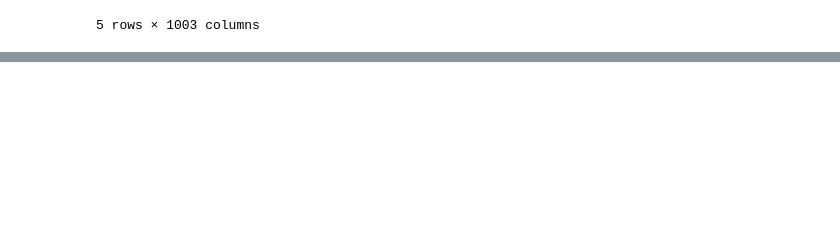
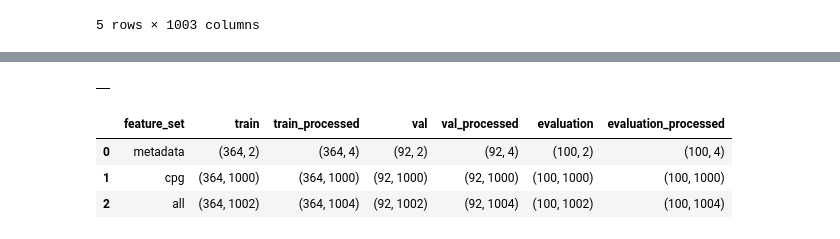
Before and after one commit to Mushroompilamis/MLCB26_Assignment1, a Jupyter notebook: notebooks/data_exploration.ipynb, the cells around one changed output, grey strips where cells are left out. Cells and saved outputs as stored; diff of their text form; code cells hidden in the pictures; blank space fills up the shorter version.

```diff
--- a/notebooks/data_exploration.ipynb
+++ b/notebooks/data_exploration.ipynb
@@ -149,0 +275,42 @@ check_missing_values(eval_data)
+# %%
+def feature_matrices(train_data,val_data,eval_data):
+    metadata_features,cpg_features,target=feature_gathering(train_data)
+    all_features=metadata_features + cpg_features
+
+    feature_groups={"metadata":metadata_features,"cpg":cpg_features,"all":all_features}
+    store={}
+    summaryofrows=[]
+
+    for char, features in feature_groups.items():
+        if len(features) == 0:
+            print(f"No features found{char}.")
+            continue
+        X_train, y_train = split_feature(train_data, features, age=target)
+        X_val, y_val = split_feature(val_data, features, age=target)
+        X_eval, y_eval = split_feature(eval_data,all_features, age=target)
+        # Preprocessor for each possible group build
+        if char == "metadata":
+         preprocessor = preprocessor_pipeline(cpg=[], metadata=features)
+        elif char == "cpg":(
+         preprocessor) = preprocessor_pipeline(cpg=features, metadata=[])
+        else:
+         preprocessor = preprocessor_pipeline(cpg=cpg_features, metadata=metadata_features)
+
+         train_processed = preprocessor.fit_transform(X_train) #fit only here
+         val_processed = preprocessor.transform(X_val)
+         eval_processed = preprocessor.transform(X_eval)
+
+    #Storing the features before after processing for summary table creation
+         store[char] = { "features": features, "X_train": X_train,"y_train": y_train, "X_val": X_val,  "y_val": y_val,
+            "X_eval": X_eval, "y_eval": y_eval,"train_processed": train_processed,"val_processed": val_processed,
+            "eval_processed": eval_processed,"preprocessor": preprocessor }
+
+
+    summary_data=pd.DataFrame(summaryofrows)
+    return summary_data,store
+# %%
+store,summary_data=feature_matrices(train_data,val_data,eval_data)
+#summary_data
+store
+# %% [output]
+|  |
@@ -149,0 +371,8 @@ check_missing_values(eval_data)
+# %%
+results, summary_df = feature_matrices(train_data, val_data, eval_data)
+summary_df
+# %% [output]
+|  | feature_set | train | train_processed | val | val_processed | evaluation | evaluation_processed |
+| 0 | metadata | (364, 2) | (364, 4) | (92, 2) | (92, 4) | (100, 2) | (100, 4) |
+| 1 | cpg | (364, 1000) | (364, 1000) | (92, 1000) | (92, 1000) | (100, 1000) | (100, 1000) |
+| 2 | all | (364, 1002) | (364, 1004) | (92, 1002) | (92, 1004) | (100, 1002) | (100, 1004) |
```
Also changed, not shown: parts of 25 cells of this notebook, 4 other files.
